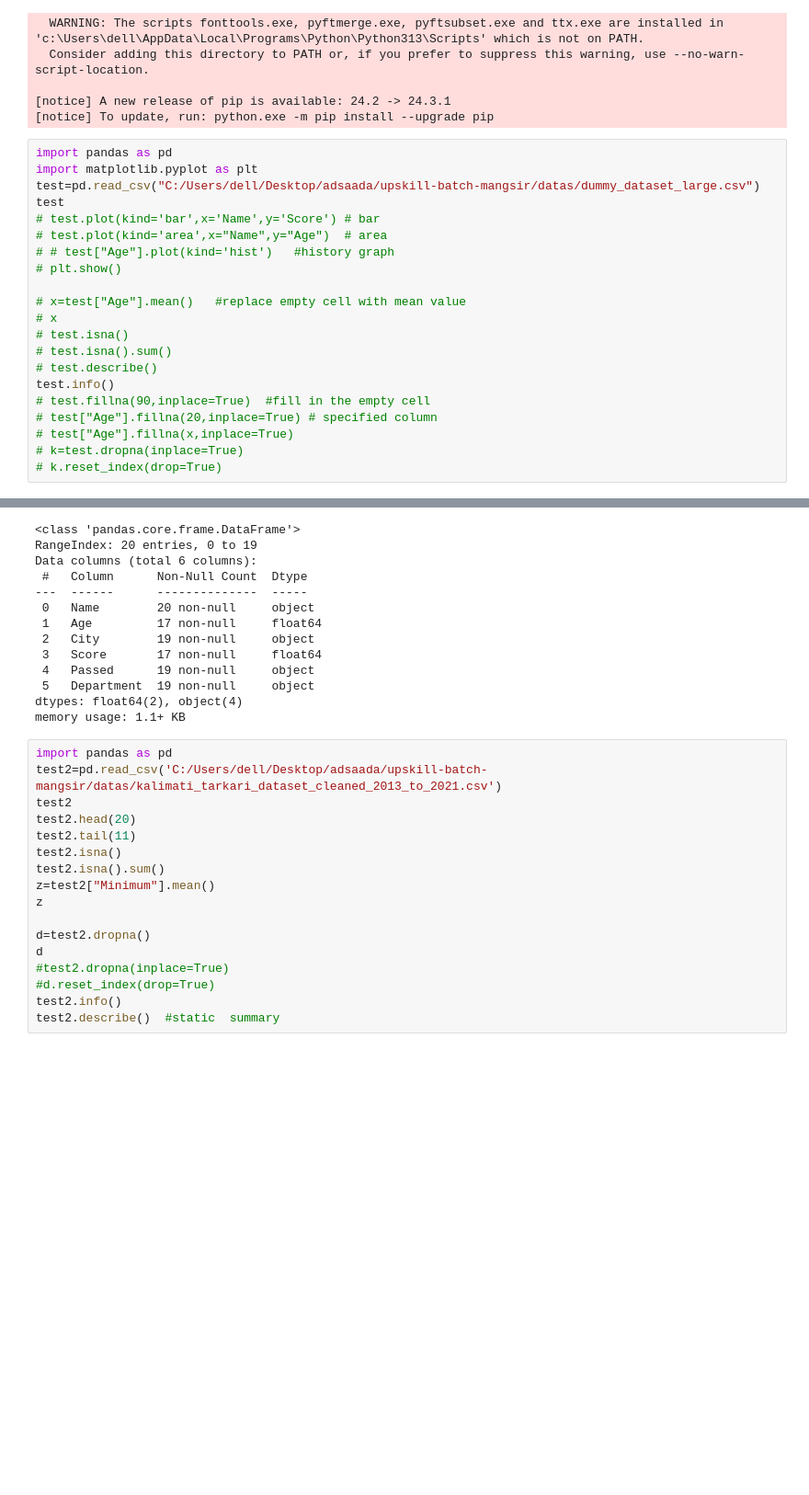
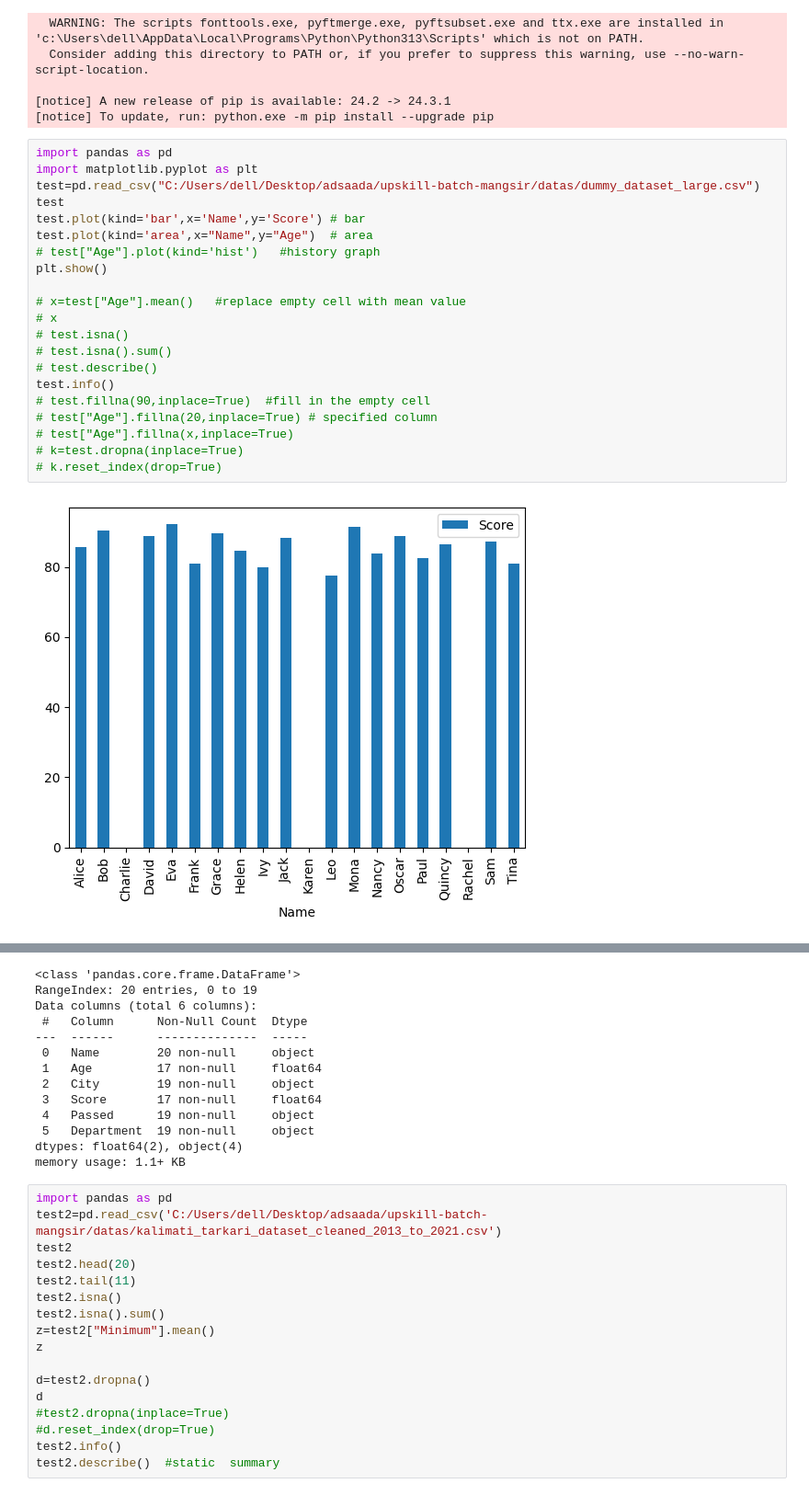
Before and after one commit to Jitukhamcha/upskill-batch-mangsir, a Jupyter notebook: pands.ipynb, the cells around one changed output, grey strips where cells are left out. Shown at 92% size. Saved outputs shown, nothing was run; the diff lists cells and outputs as text; blank space fills up the shorter version.

```diff
--- a/pands.ipynb
+++ b/pands.ipynb
@@ -185,22 +185,23 @@ Successfully installed contourpy-1.3.1 cycler-0.12.1 fonttools-4.55.3 kiwisolver
 # %%
 import pandas as pd
 import matplotlib.pyplot as plt
 test=pd.read_csv("C:/Users/dell/Desktop/adsaada/upskill-batch-mangsir/datas/dummy_dataset_large.csv")
 test
-# test.plot(kind='bar',x='Name',y='Score') # bar
-# test.plot(kind='area',x="Name",y="Age")  # area
-# # test["Age"].plot(kind='hist')   #history graph
-# plt.show()
+test.plot(kind='bar',x='Name',y='Score') # bar
+test.plot(kind='area',x="Name",y="Age")  # area
+# test["Age"].plot(kind='hist')   #history graph
+plt.show()
 
 # x=test["Age"].mean()   #replace empty cell with mean value
 # x
 # test.isna()
 # test.isna().sum()
 # test.describe()
 test.info()
 # test.fillna(90,inplace=True)  #fill in the empty cell
 # test["Age"].fillna(20,inplace=True) # specified column
 # test["Age"].fillna(x,inplace=True)
 # k=test.dropna(inplace=True)
 # k.reset_index(drop=True)
 # %% [output]
+[figure, added]
```
Also changed, not shown: parts of 1 cell of this notebook, 5 other files.
